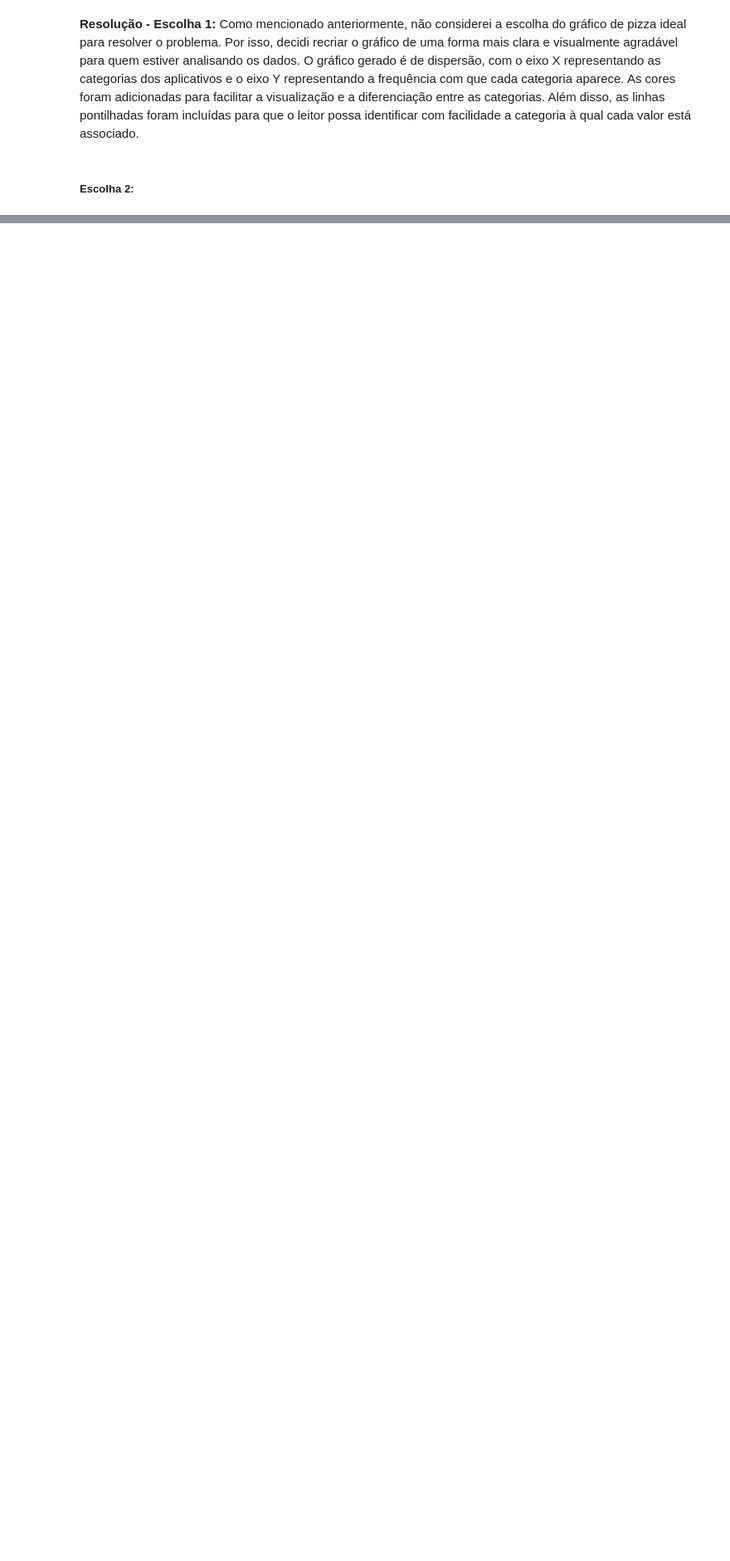
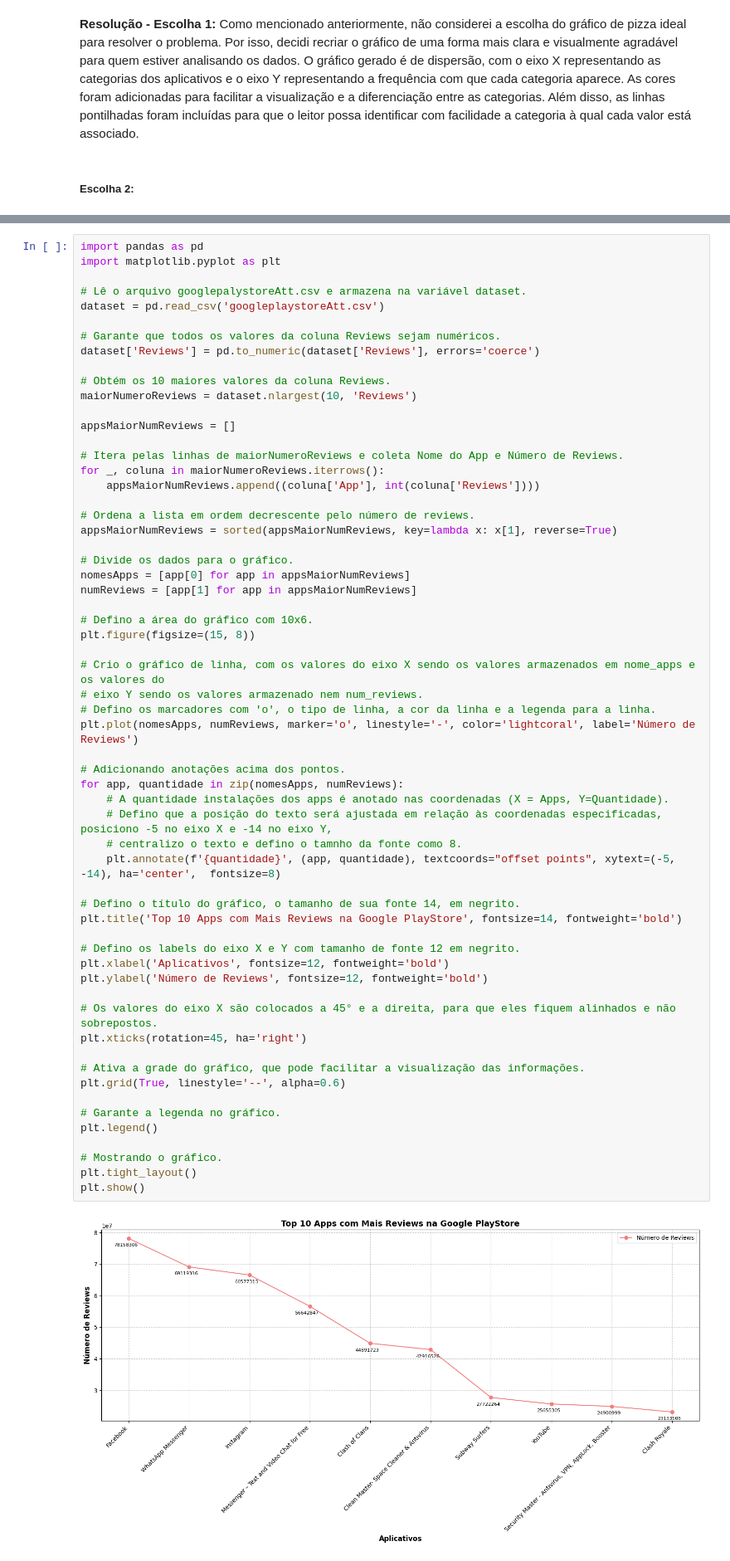
Before and after one commit to PedroIsse/Programa-De-Bolsas-Compass, a Jupyter notebook: Sprint3/Desafio/Desafio.IPYNB, the cells around one changed output, grey strips where cells are left out. Shown at 83% size. Saved outputs shown, nothing was run; the diff lists cells and outputs as text; blank space fills up the shorter version.

```diff
--- a/Sprint3/Desafio/Desafio.IPYNB
+++ b/Sprint3/Desafio/Desafio.IPYNB
@@ -473,0 +415,62 @@ plt.show()
+# %%
+import pandas as pd
+import matplotlib.pyplot as plt
+
+# Lê o arquivo googlepalystoreAtt.csv e armazena na variável dataset.
+dataset = pd.read_csv('googleplaystoreAtt.csv')
+
+# Garante que todos os valores da coluna Reviews sejam numéricos.
+dataset['Reviews'] = pd.to_numeric(dataset['Reviews'], errors='coerce')
+
+# Obtém os 10 maiores valores da coluna Reviews.
+maiorNumeroReviews = dataset.nlargest(10, 'Reviews')
+
+appsMaiorNumReviews = []
+
+# Itera pelas linhas de maiorNumeroReviews e coleta Nome do App e Número de Reviews.
+for _, coluna in maiorNumeroReviews.iterrows():
+    appsMaiorNumReviews.append((coluna['App'], int(coluna['Reviews'])))
+
+# Ordena a lista em ordem decrescente pelo número de reviews.
+appsMaiorNumReviews = sorted(appsMaiorNumReviews, key=lambda x: x[1], reverse=True)
+
+# Divide os dados para o gráfico.
+nomesApps = [app[0] for app in appsMaiorNumReviews]
+numReviews = [app[1] for app in appsMaiorNumReviews]
+
+# Defino a área do gráfico com 10x6.
+plt.figure(figsize=(15, 8))
+
+# Crio o gráfico de linha, com os valores do eixo X sendo os valores armazenados em nome_apps e os valores do
+# eixo Y sendo os valores armazenado nem num_reviews.
+# Defino os marcadores com 'o', o tipo de linha, a cor da linha e a legenda para a linha.
+plt.plot(nomesApps, numReviews, marker='o', linestyle='-', color='lightcoral', label='Número de Reviews')
+
+# Adicionando anotações acima dos pontos.
+for app, quantidade in zip(nomesApps, numReviews):
+    # A quantidade instalações dos apps é anotado nas coordenadas (X = Apps, Y=Quantidade).
+    # Defino que a posição do texto será ajustada em relação às coordenadas especificadas, posiciono -5 no eixo X e -14 no eixo Y,
+    # centralizo o texto e defino o tamnho da fonte como 8.
+    plt.annotate(f'{quantidade}', (app, quantidade), textcoords="offset points", xytext=(-5, -14), ha='center',  fontsize=8)
+
+# Defino o título do gráfico, o tamanho de sua fonte 14, em negrito.
+plt.title('Top 10 Apps com Mais Reviews na Google PlayStore', fontsize=14, fontweight='bold')
+
+# Defino os labels do eixo X e Y com tamanho de fonte 12 em negrito.
+plt.xlabel('Aplicativos', fontsize=12, fontweight='bold')
+plt.ylabel('Número de Reviews', fontsize=12, fontweight='bold')
+
+# Os valores do eixo X são colocados a 45° e a direita, para que eles fiquem alinhados e não sobrepostos.
+plt.xticks(rotation=45, ha='right')
+
+# Ativa a grade do gráfico, que pode facilitar a visualização das informações.
+plt.grid(True, linestyle='--', alpha=0.6)
+
+# Garante a legenda no gráfico.
+plt.legend()
+
+# Mostrando o gráfico.
+plt.tight_layout()
+plt.show()
+# %% [output]
+[figure, added]
```
Also changed, not shown: parts of 10 cells of this notebook, 4 other files.
